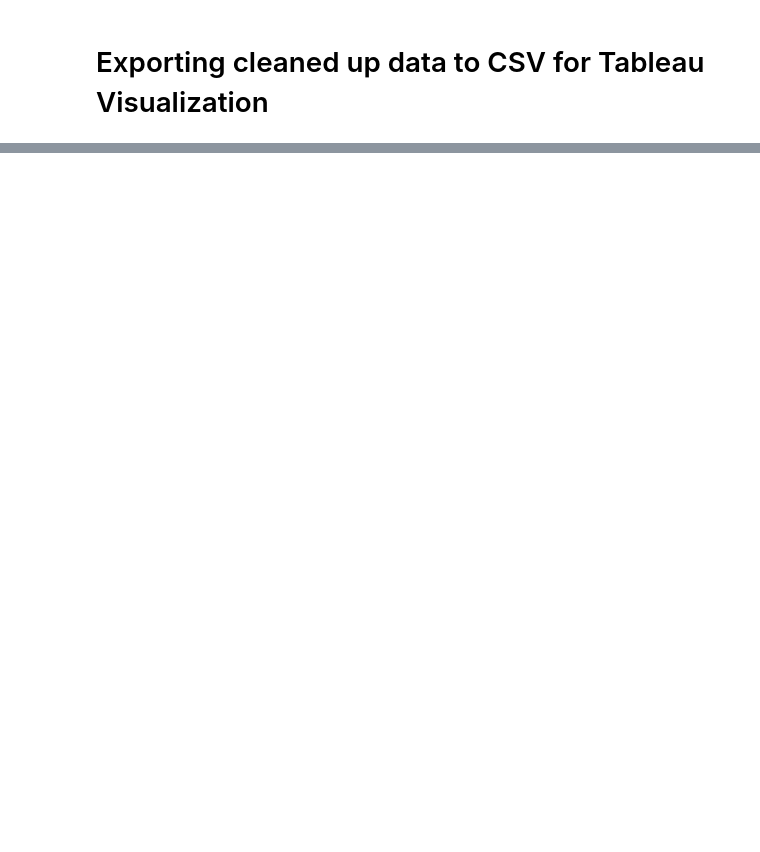
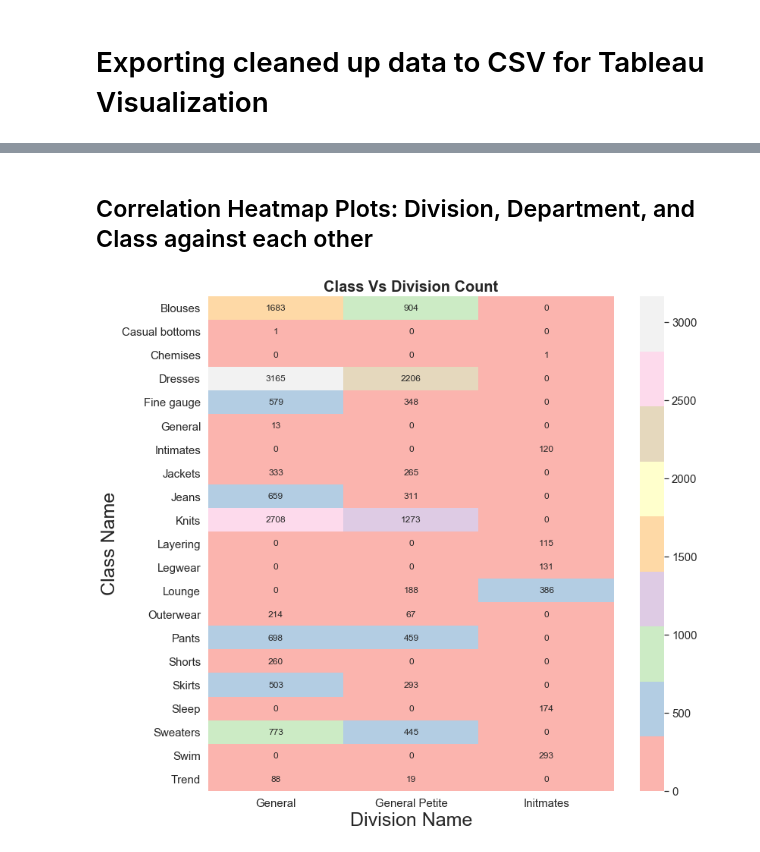
Before and after one commit to skylar17/final_project_CUdbc, a Jupyter notebook: Kamal_Womens_Clothing_Review.ipynb, the cells around one changed output, grey strips where cells are left out. Drawn from its saved outputs; the diff is of its cells as text; code cells hidden in the pictures; blank space fills up the shorter version.

```diff
--- a/Kamal_Womens_Clothing_Review.ipynb
+++ b/Kamal_Womens_Clothing_Review.ipynb
@@ -208,0 +236,11 @@ plt.show()
+# %% [markdown]
+## Correlation Heatmap Plots: Division, Department, and Class against each other
+# %%
+# Class Vs Division Count cross-tabulation table
+sns.heatmap(pd.crosstab(womens_clothing_data['Class Name'], womens_clothing_data["Division Name"]),
+            annot=True,fmt='g', cmap="Pastel1")
+plt.title("Class Vs Division Count",fontsize=20,fontweight='bold')
+
+plt.show()
+# %% [output]
+[figure, added]
```
Also changed, not shown: parts of 15 cells of this notebook.
